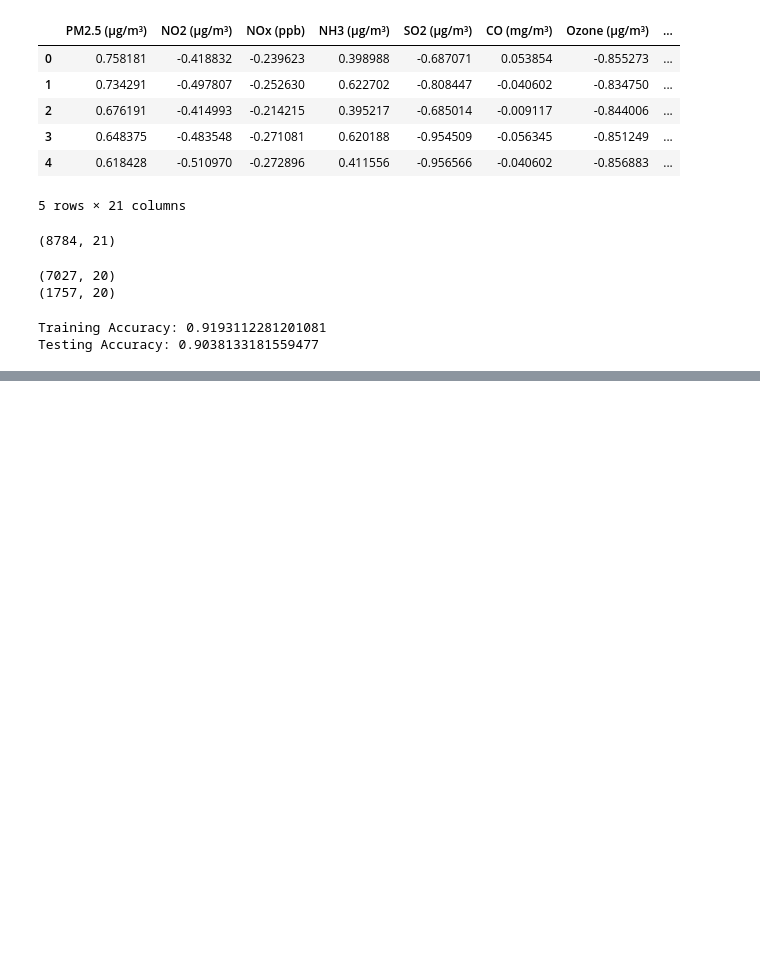
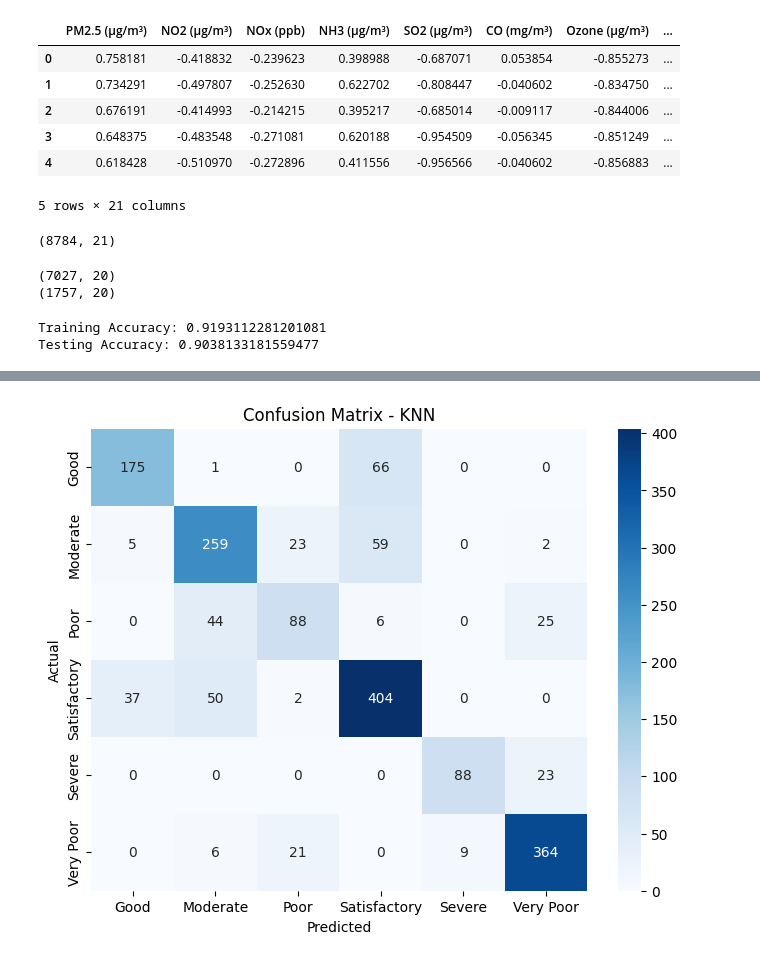
Before and after one commit to harsh-raunchela/AirQuality-Classification, a Jupyter notebook: air_quality_model_training.ipynb, the cells around one changed output, grey strips where cells are left out. Cells and saved outputs as stored; diff of their text form; code cells hidden in the pictures; blank space fills up the shorter version.

```diff
--- a/air_quality_model_training.ipynb
+++ b/air_quality_model_training.ipynb
@@ -108,0 +227,10 @@ plt.show()
+# %%
+knn_best3 = KNeighborsClassifier(
+    metric='manhattan',
+    n_neighbors=11,
+    weights='uniform'
+)
+knn_best3.fit(X_train, y_train)
+
+print("Training Accuracy:", knn_best3.score(X_train, y_train))
+print("Testing Accuracy:", knn_best3.score(X_test, y_test))
@@ -108,0 +250,10 @@ plt.show()
+# %%
+knn_final = KNeighborsClassifier(
+    metric='manhattan',
+    n_neighbors=11,
+    weights='uniform'
+)
+knn_final.fit(X_train, y_train)
+
+print("Training Accuracy:", knn_best3.score(X_train, y_train))
+print("Testing Accuracy:", knn_best3.score(X_test, y_test))
@@ -108,0 +265,8 @@ plt.show()
+# %%
+#evaluating precision , recall, f1-score
+
+from sklearn.metrics import classification_report, confusion_matrix
+
+y_pred = knn_final.predict(X_test)
+
+print(classification_report(y_test, y_pred))
@@ -108,0 +286,14 @@ plt.show()
+# %%
+#confusion matrix
+labels = ['Good', 'Moderate', 'Poor', 'Satisfactory', 'Severe', 'Very Poor']
+
+cm = confusion_matrix(y_test, y_pred)
+plt.figure(figsize=(8,6))
+sns.heatmap(cm, annot=True, fmt='d', cmap='Blues',
+            xticklabels=labels, yticklabels=labels)
+plt.title('Confusion Matrix - KNN')
+plt.ylabel('Actual')
+plt.xlabel('Predicted')
+plt.show()
+# %% [output]
+[figure, added]
```
Also changed, not shown: parts of 39 cells of this notebook.
